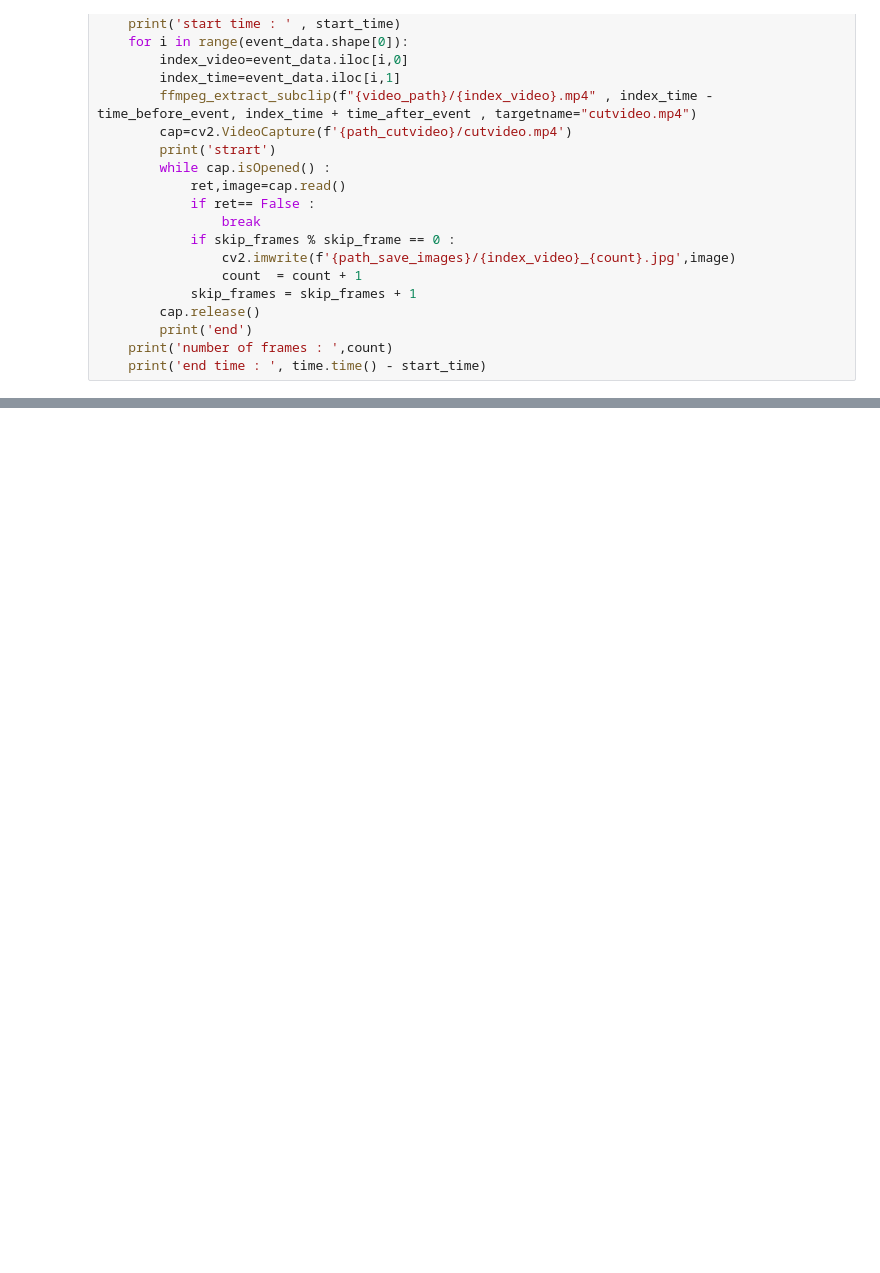
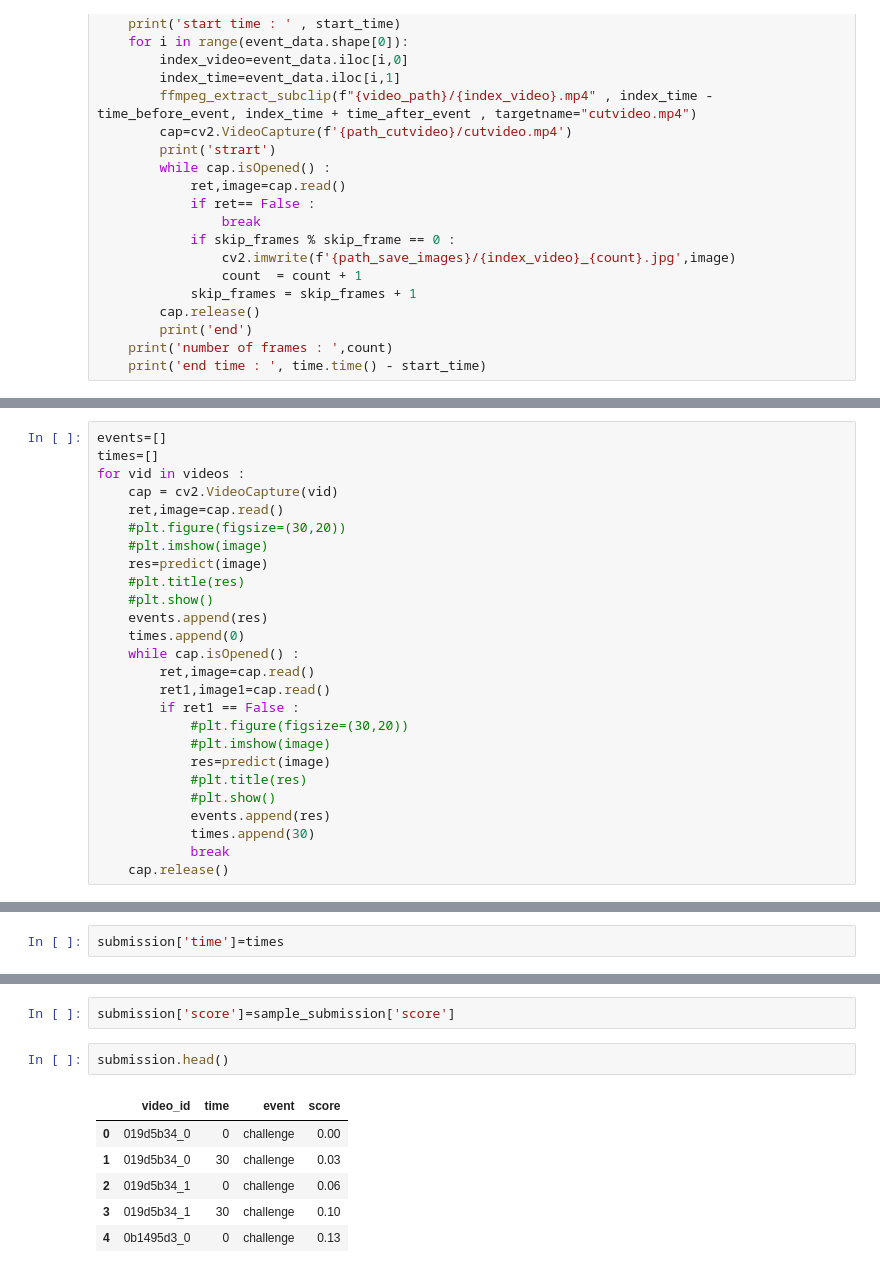
Before and after one commit to HossamFakher1/AI-Sessions, a Jupyter notebook: notebook1e8925c36a.ipynb, the cells around one changed output, grey strips where cells are left out. Drawn from its saved outputs; the diff is of its cells as text; blank space fills up the shorter version.

```diff
--- a/notebook1e8925c36a.ipynb
+++ b/notebook1e8925c36a.ipynb
@@ -219,0 +264,26 @@ print()
+# %%
+events=[]
+times=[]
+for vid in videos :
+    cap = cv2.VideoCapture(vid)
+    ret,image=cap.read()
+    #plt.figure(figsize=(30,20))
+    #plt.imshow(image)
+    res=predict(image)
+    #plt.title(res)
+    #plt.show()
+    events.append(res)
+    times.append(0)
+    while cap.isOpened() :
+        ret,image=cap.read()
+        ret1,image1=cap.read()
+        if ret1 == False :
+            #plt.figure(figsize=(30,20))
+            #plt.imshow(image)
+            res=predict(image)
+            #plt.title(res)
+            #plt.show()
+            events.append(res)
+            times.append(30)
+            break
+    cap.release()
@@ -219,0 +321,2 @@ print()
+# %%
+submission['time']=times
@@ -219,0 +338,11 @@ print()
+# %%
+submission['score']=sample_submission['score']
+# %%
+submission.head()
+# %% [output]
+|  | video_id | time | event | score |
+| 0 | 019d5b34_0 | 0 | challenge | 0.00 |
+| 1 | 019d5b34_0 | 30 | challenge | 0.03 |
+| 2 | 019d5b34_1 | 0 | challenge | 0.06 |
+| 3 | 019d5b34_1 | 30 | challenge | 0.10 |
+| 4 | 0b1495d3_0 | 0 | challenge | 0.13 |
```
Also changed, not shown: parts of 56 cells of this notebook.
